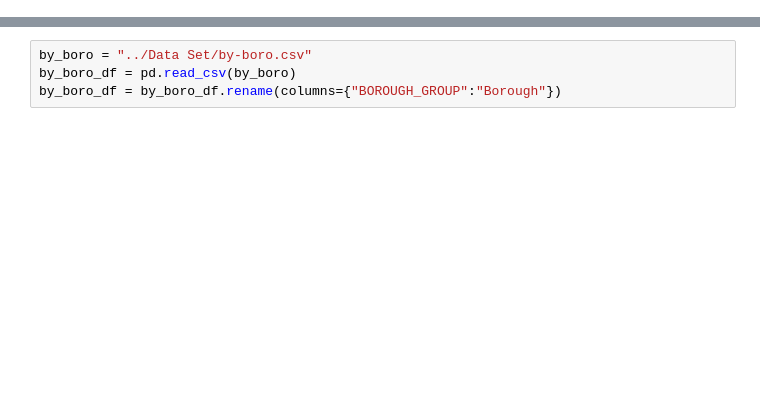
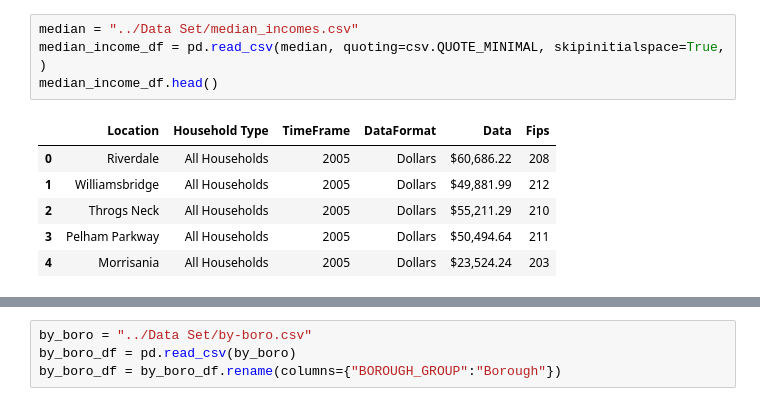
Before and after one commit to AMHlocal/Covid-19-and-NYC-Boroughs, a Jupyter notebook: data_viz/boro_death.ipynb, the cells around one changed output, grey strips where cells are left out. Saved outputs shown, nothing was run; the diff lists cells and outputs as text; blank space fills up the shorter version.

```diff
--- a/data_viz/boro_death.ipynb
+++ b/data_viz/boro_death.ipynb
@@ -91,0 +19,11 @@ renamed.head()
+# %%
+median = "../Data Set/median_incomes.csv"
+median_income_df = pd.read_csv(median, quoting=csv.QUOTE_MINIMAL, skipinitialspace=True, )
+median_income_df.head()
+# %% [output]
+|  | Location | Household Type | TimeFrame | DataFormat | Data | Fips |
+| 0 | Riverdale | All Households | 2005 | Dollars | $60,686.22 | 208 |
+| 1 | Williamsbridge | All Households | 2005 | Dollars | $49,881.99 | 212 |
+| 2 | Throgs Neck | All Households | 2005 | Dollars | $55,211.29 | 210 |
+| 3 | Pelham Parkway | All Households | 2005 | Dollars | $50,494.64 | 211 |
+| 4 | Morrisania | All Households | 2005 | Dollars | $23,524.24 | 203 |
```
Also changed, not shown: parts of 24 cells of this notebook, 1 other file.
